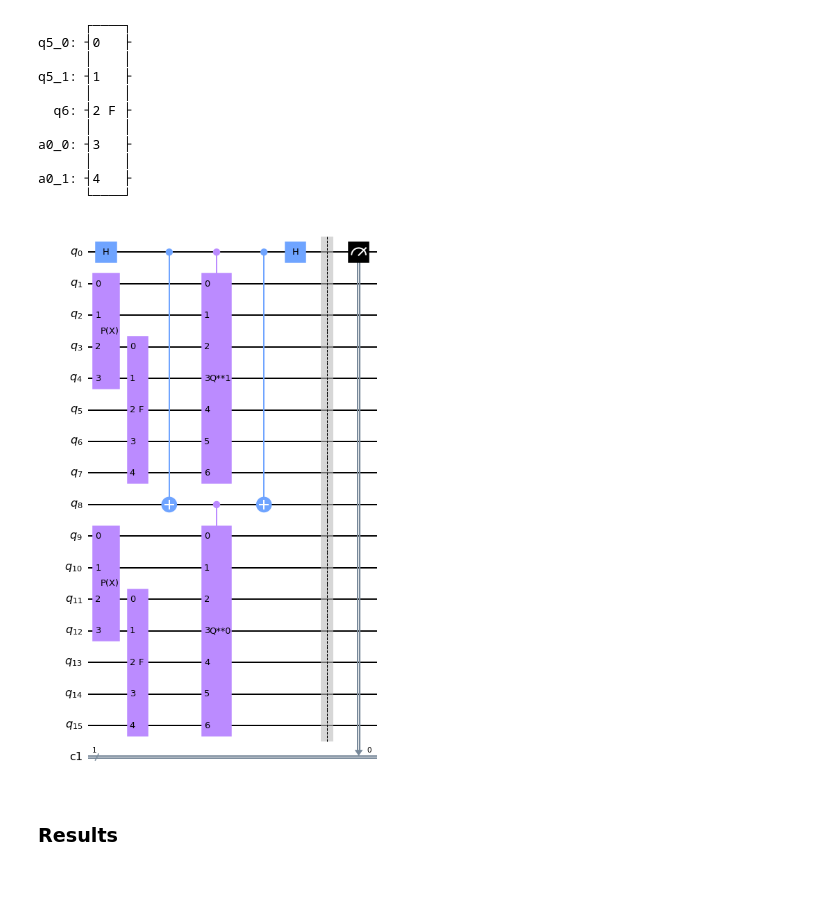
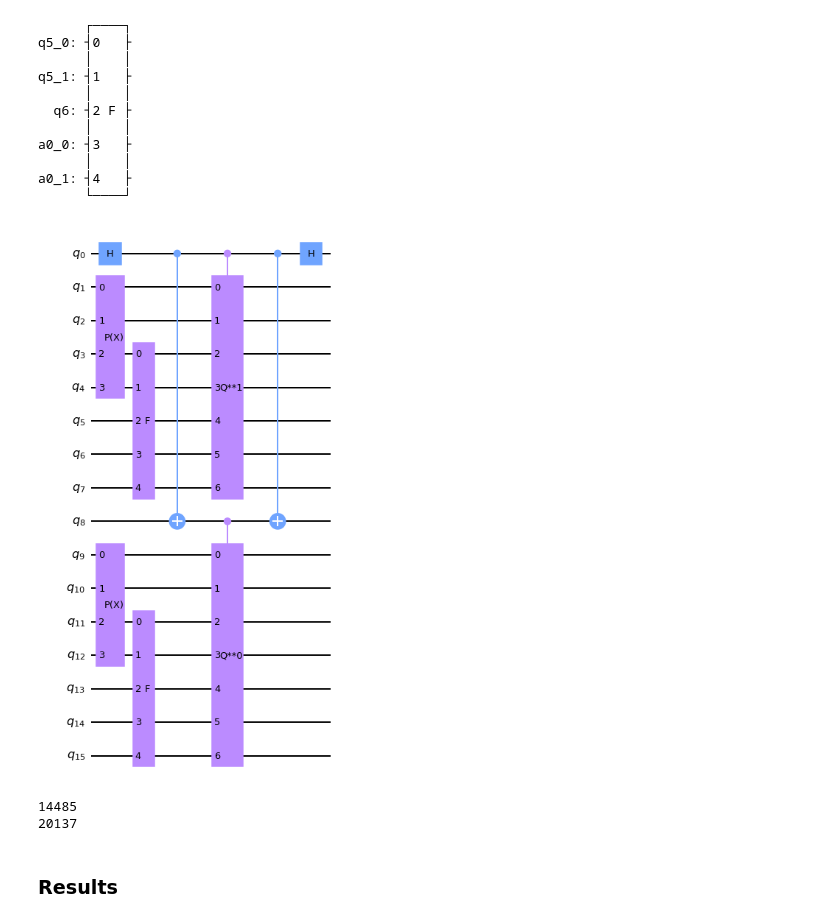
Before and after one commit to Eagle-quantum/QVaR, a Jupyter notebook: parallel_attempt_aa_v1.ipynb, the cells around one changed output. Cells and saved outputs as stored; diff of their text form; code cells hidden in the pictures; blank space fills up the shorter version.

Commit message:
added depth evaluation

```diff
--- a/parallel_attempt_aa_v1.ipynb
+++ b/parallel_attempt_aa_v1.ipynb
@@ -153,11 +153,26 @@ problem = EstimationProblem(state_preparation=state_preparation,
 # %%
 from parallel_iae import ParallelIterativeAmplitudeEstimation
 
 piae = ParallelIterativeAmplitudeEstimation(alpha=0.05, epsilon_target=0.002, l=2, quantum_instance=qi_ideal)
-circuit = piae.construct_circuit(k=1, estimation_problem=problem, measurement=True)
+circuit = piae.construct_circuit(k=1, estimation_problem=problem, measurement=False)
 circuit.draw("mpl")
 # %% [output]
-[figure, old version]
+[figure, new version]
+# %%
+# from qiskit.visualization import plot_circuit_layout
+from qiskit.test.mock import FakeGuadalupe
+
+tr_circuit = transpile(circuit, backend=FakeGuadalupe(), seed_transpiler=42)
+
+# Return circuit depth (i.e., length of critical path).
+print(tr_circuit.depth())
+# Returns total number of instructions in circuit.
+print(tr_circuit.size())
+
+# plot_circuit_layout(tr_circuit, FakeGuadalupe())
+# %% [output]
+14485
+20137
 # %% [markdown]
 ### Results
 # %%
```
Also changed, not shown: parts of 4 cells of this notebook.
